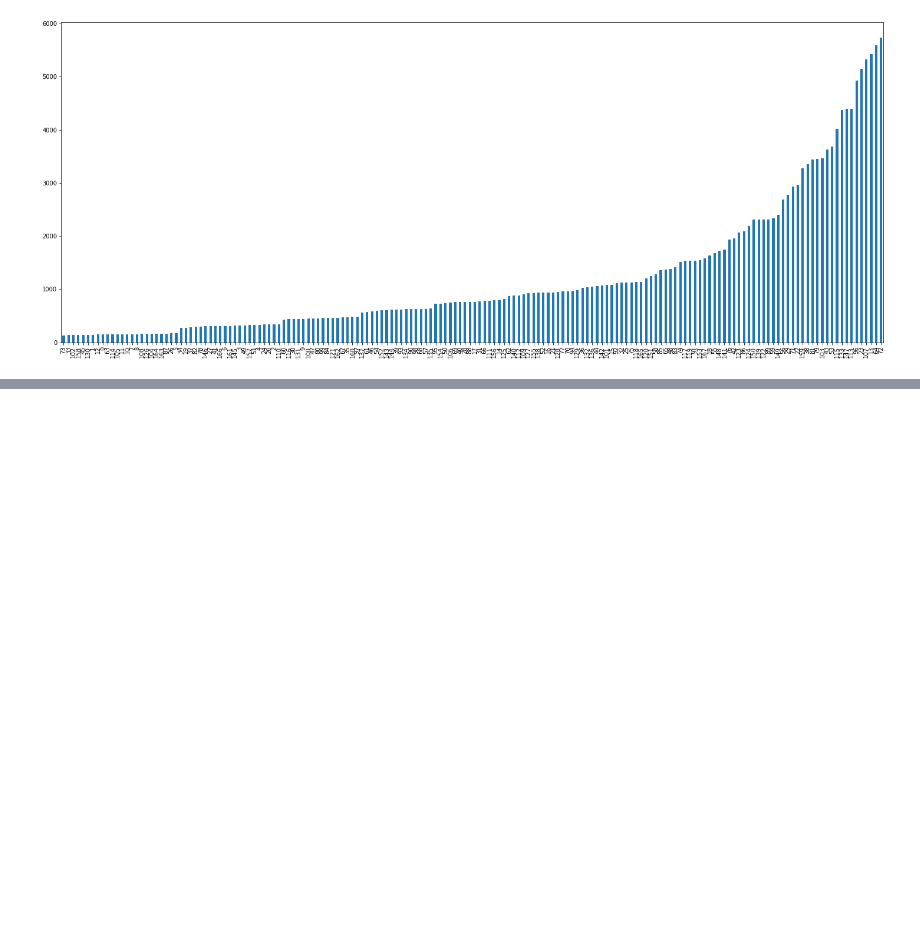
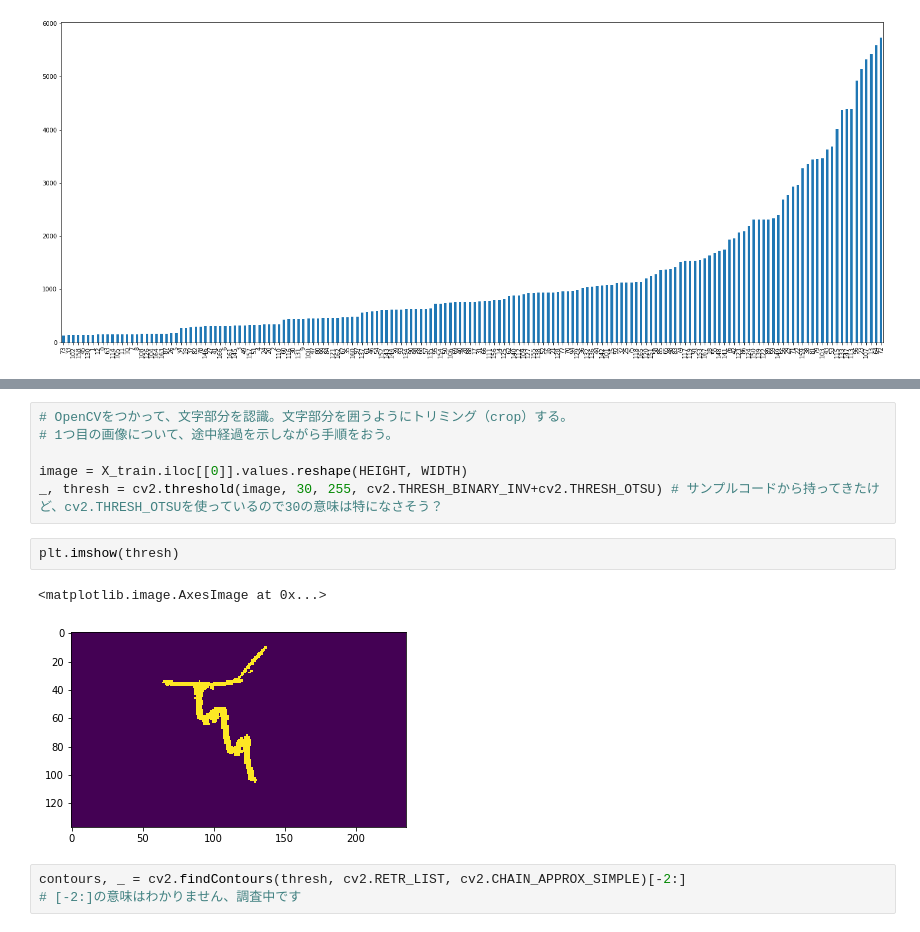
Before and after one commit to mqcmd196/KKB-kaggle, a Jupyter notebook: bengaliai-cv19/notebooks/data_analysis.ipynb, the cells around one changed output, grey strips where cells are left out. Cells and saved outputs as stored; diff of their text form; blank space fills up the shorter version.

```diff
--- a/bengaliai-cv19/notebooks/data_analysis.ipynb
+++ b/bengaliai-cv19/notebooks/data_analysis.ipynb
@@ -147,0 +200,14 @@ root_df.sort_values(by=['count'])['count'].plot(kind='bar', figsize=(25,10))
+# %%
+# OpenCVをつかって、文字部分を認識。文字部分を囲うようにトリミング（crop）する。
+# 1つ目の画像について、途中経過を示しながら手順をおう。
+
+image = X_train.iloc[[0]].values.reshape(HEIGHT, WIDTH)
+_, thresh = cv2.threshold(image, 30, 255, cv2.THRESH_BINARY_INV+cv2.THRESH_OTSU) # サンプルコードから持ってきたけど、cv2.THRESH_OTSUを使っているので30の意味は特になさそう？
+# %%
+plt.imshow(thresh)
+# %% [output]
+<matplotlib.image.AxesImage at 0x...>
+[figure, added]
+# %%
+contours, _ = cv2.findContours(thresh, cv2.RETR_LIST, cv2.CHAIN_APPROX_SIMPLE)[-2:]
+# [-2:]の意味はわかりません、調査中です
```
Also changed, not shown: parts of 16 cells of this notebook.
